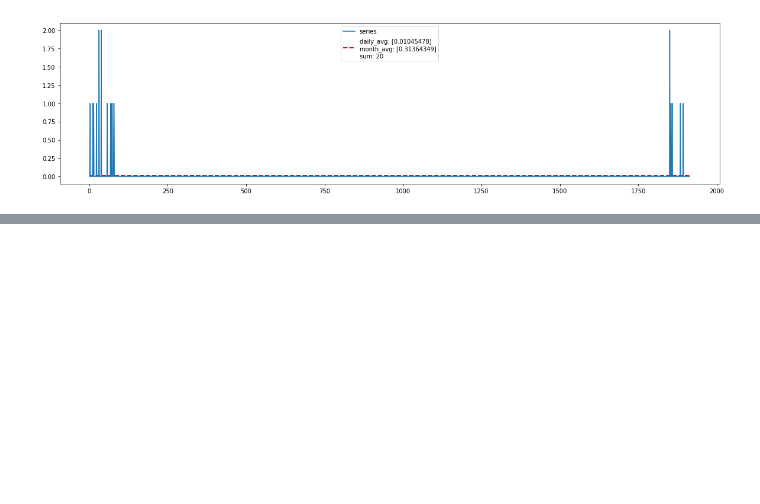
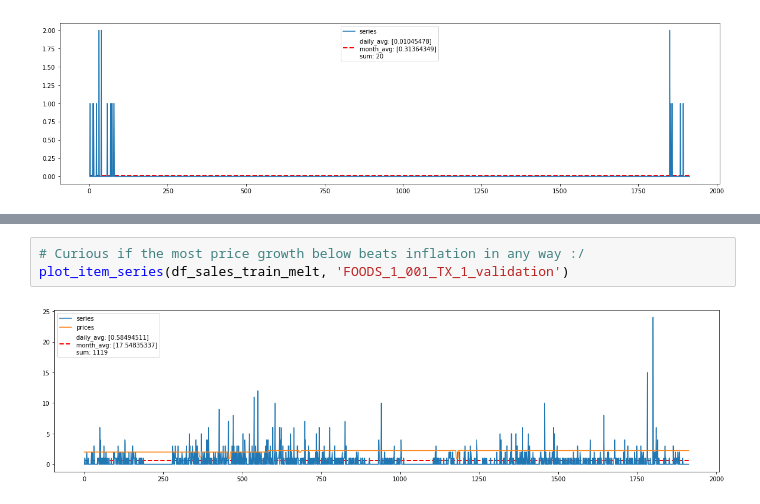
Before and after one commit to cluePrints/data-sci-fience, a Jupyter notebook: m5-forecasting-accuracy/0100. EDA.ipynb, the cells around one changed output, grey strips where cells are left out. Saved outputs shown, nothing was run; the diff lists cells and outputs as text; blank space fills up the shorter version.

```diff
--- a/m5-forecasting-accuracy/0100. EDA.ipynb
+++ b/m5-forecasting-accuracy/0100. EDA.ipynb
@@ -650,0 +772,5 @@ plot_item_series(df_sales_train_melt, 'HOUSEHOLD_1_512_CA_4_validation')
+# %%
+# Curious if the most price growth below beats inflation in any way :/
+plot_item_series(df_sales_train_melt, 'FOODS_1_001_TX_1_validation')
+# %% [output]
+[figure, added]
```
Also changed, not shown: parts of 29 cells of this notebook, 2 other files.
